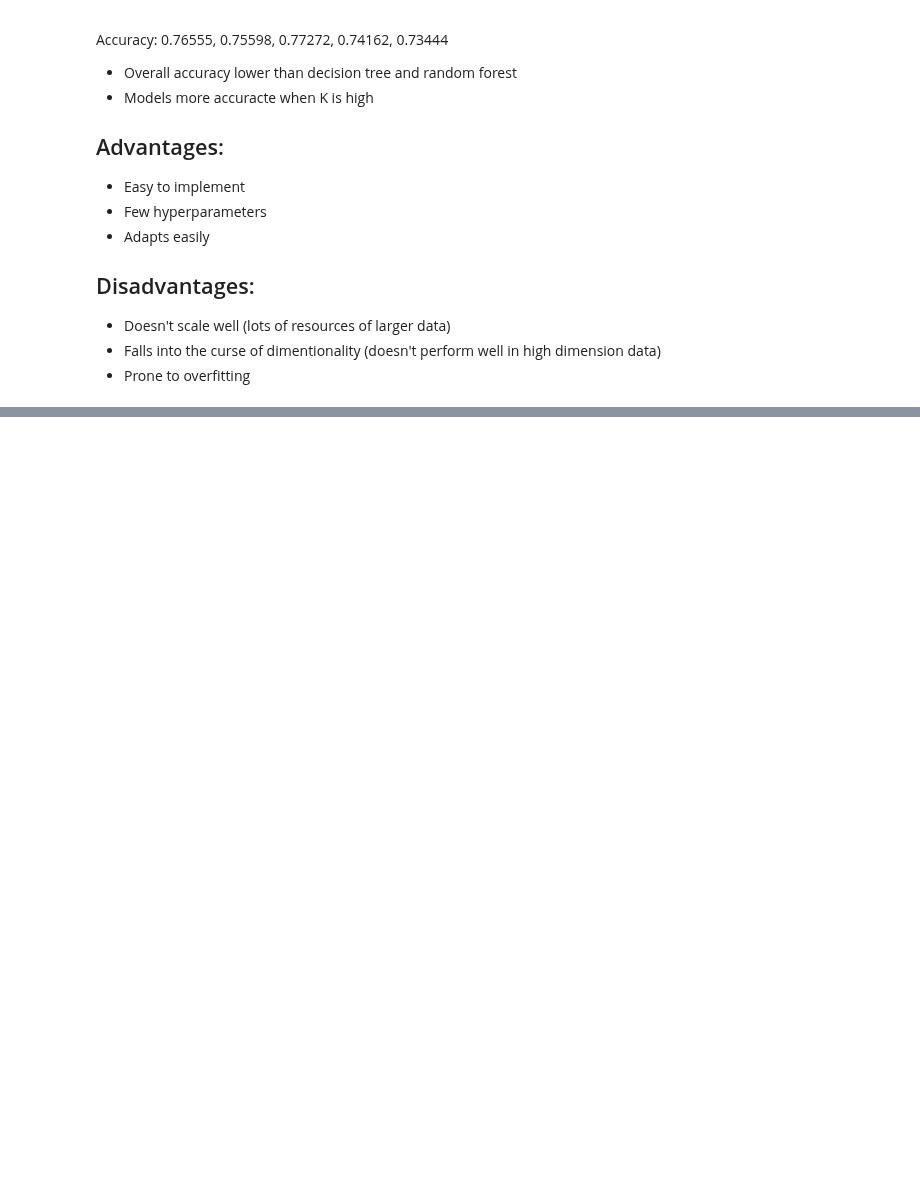
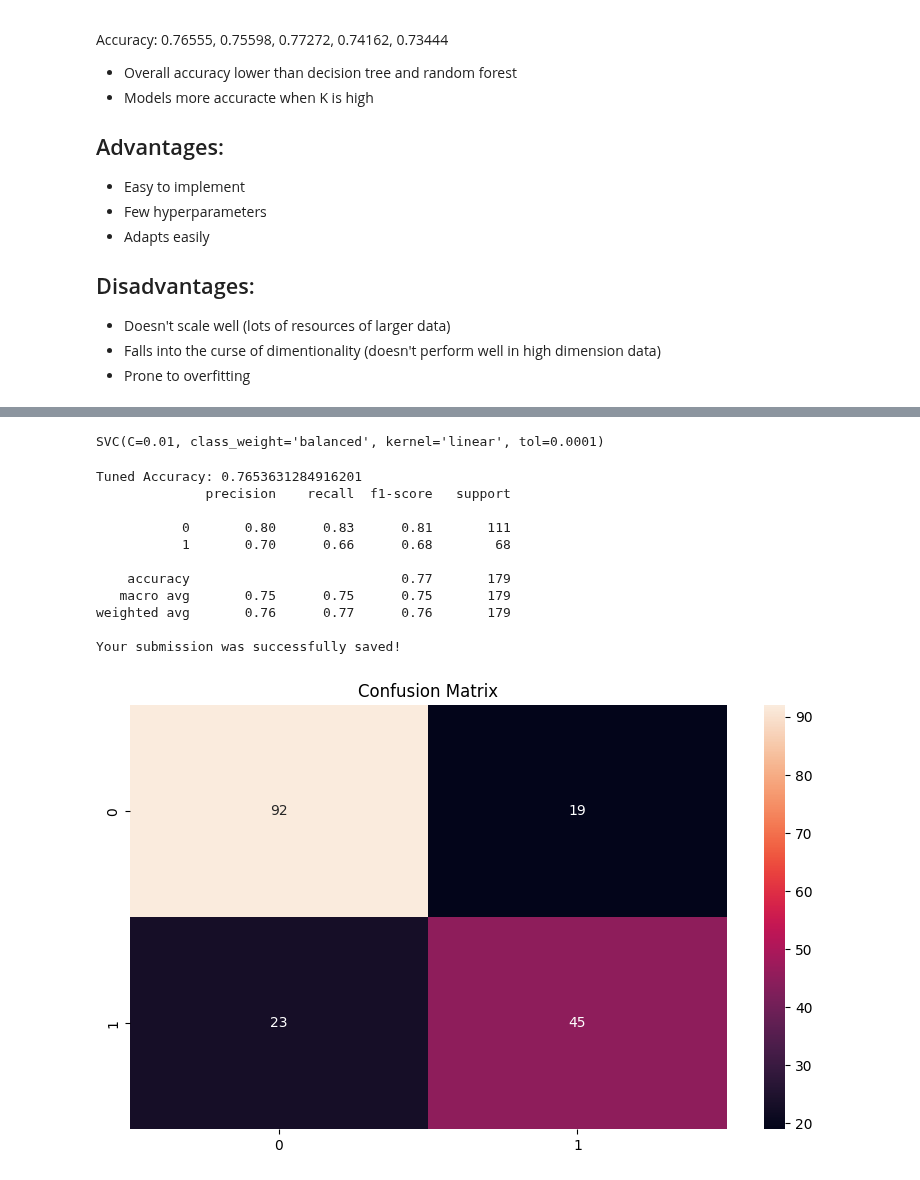
Before and after one commit to Alex-Mak-MCW/Titanic-Survival-Precictions-Project, a Jupyter notebook: KaggleTitanicProject.ipynb, the cells around one changed output, grey strips where cells are left out. Drawn from its saved outputs; the diff is of its cells as text; code cells hidden in the pictures; blank space fills up the shorter version.

```diff
--- a/KaggleTitanicProject.ipynb
+++ b/KaggleTitanicProject.ipynb
@@ -1010,0 +1066,78 @@ Accuracy: 0.76555, 0.75598, 0.77272, 0.74162, 0.73444
+# %%
+# 6.d1.3 Modelling - Hyperparamater Tuning and model optimization
+
+from sklearn.model_selection import GridSearchCV,RandomizedSearchCV
+
+# Removing less important features (determined above)
+new_train = scaled_train.drop(['Alone','Parch','Embarked', 'SibSp'], axis=1)
+new_test = scaled_test.drop(['Alone','Parch','Embarked', 'SibSp'], axis=1)
+
+# 80-20 split
+X_train, X_test, y_train, y_test = train_test_split(new_train, y, test_size=0.2)
+
+# fit the classifier for tuning hyperparameter
+svc_clf = SVC(kernel="linear")
+
+# Grid search CV (cross validation) to find the best hyperparameters for tuning
+svc_param_grid = {
+    'C': [0.01, 0.05, 0.1, 0.5, 1, 5, 10, 50],
+    'degree': [3, 4, 5, 6, 7, 8, 9],
+    'tol': [1e-4, 1e-3, 1e-2, 0.1],
+    'class_weight' : [None, 'balanced']
+}
+
+# Perform Hyperparameter Tuning
+svc_grid_search = GridSearchCV(SVC(kernel="linear"), param_grid=svc_param_grid)
+svc_grid_search.fit(X_train, y_train)
+print(svc_grid_search.best_estimator_)
+
+# Fit the tuned model
+tuned_svc_clf=svc_grid_search.best_estimator_
+tuned_svc_clf.fit(X_train, y_train)
+
+# Tuned model make predictions on test
+y_pred = tuned_svc_clf.predict(X_test)
+# %% [output]
+SVC(C=0.01, class_weight='balanced', kernel='linear', tol=0.0001)
+# %%
+# 6.d1.4 Modelling - Result Presentation
+
+# Accuracy Score, can go as high as 85%
+print("Tuned Accuracy: {}".format(metrics.accuracy_score(y_test, y_pred))) # 75~77%
+
+# Classification report
+print(classification_report(y_test,y_pred))
+
+# Confusion matrix (TP, FP, TN, NN)
+conf_matrix=confusion_matrix(y_test, y_pred)
+
+# Seaborn heatmap
+plt.figure(figsize=(8,5))
+sns.heatmap(conf_matrix, annot=True)
+plt.title('Confusion Matrix')
+plt.tight_layout()
+
+# make predictions on testing data again
+prediction = tuned_svc_clf.predict(new_test)
+# Make a new column to store the predictions
+test_data['Survival_Predictions'] = pd.Series(prediction)
+
+# Submit Output in Kaggle
+output = pd.DataFrame({'PassengerId': test_data.PassengerId, 'Survived': prediction})
+
+# Assign output to a csv file
+output.to_csv('submission.csv', index=False)
+print("Your submission was successfully saved!")
+# %% [output]
+Tuned Accuracy: 0.7653631284916201
+              precision    recall  f1-score   support
+
+           0       0.80      0.83      0.81       111
+           1       0.70      0.66      0.68        68
+
+    accuracy                           0.77       179
+   macro avg       0.75      0.75      0.75       179
+weighted avg       0.76      0.77      0.76       179
+
+Your submission was successfully saved!
+[figure, added]
```
Also changed, not shown: parts of 4 cells of this notebook, 1 other file.
